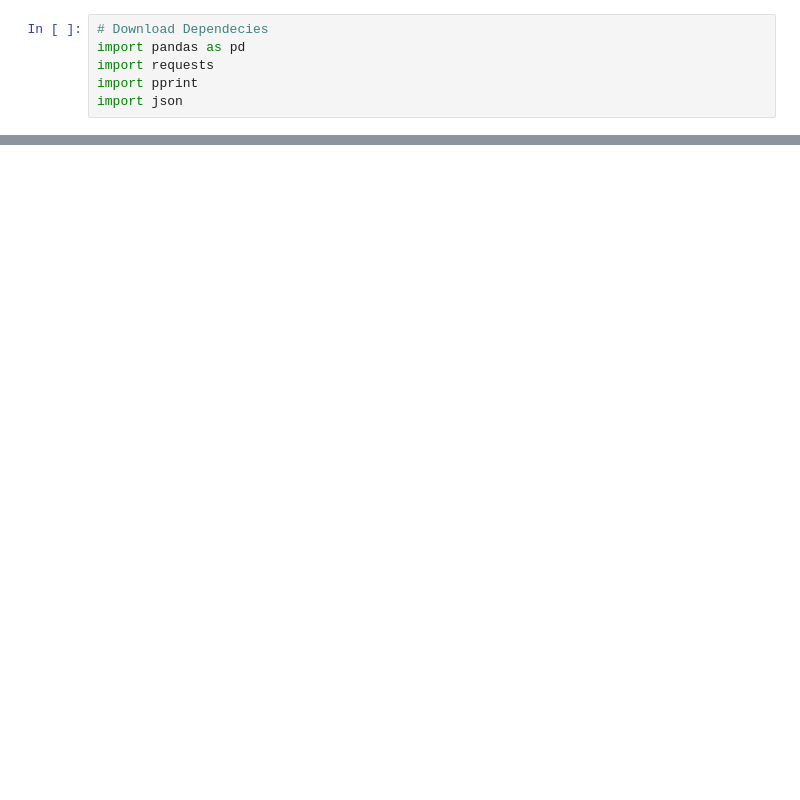
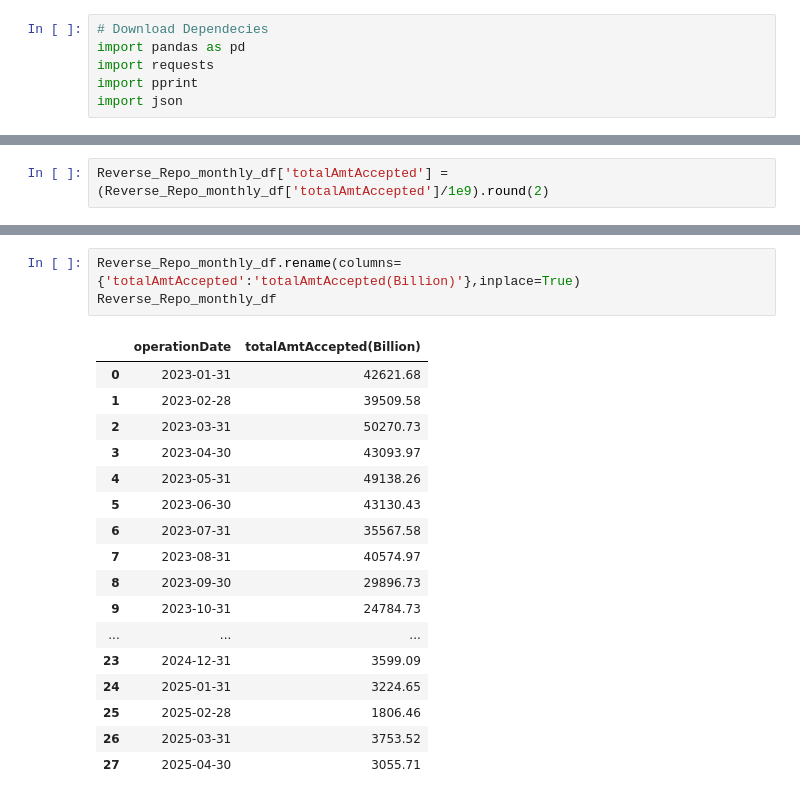
Before and after one commit to wiseorcool/repo-market-data, a Jupyter notebook: Repo_Market_Data.ipynb, the cells around one changed output, grey strips where cells are left out. Cells and saved outputs as stored; diff of their text form; blank space fills up the shorter version.

```diff
--- a/Repo_Market_Data.ipynb
+++ b/Repo_Market_Data.ipynb
@@ -236,0 +221,2 @@ fig.show()
+# %%
+Reverse_Repo_monthly_df['totalAmtAccepted'] = (Reverse_Repo_monthly_df['totalAmtAccepted']/1e9).round(2)
@@ -236,0 +246,21 @@ fig.show()
+# %%
+Reverse_Repo_monthly_df.rename(columns={'totalAmtAccepted':'totalAmtAccepted(Billion)'},inplace=True)
+Reverse_Repo_monthly_df
+# %% [output]
+|  | operationDate | totalAmtAccepted(Billion) |
+| 0 | 2023-01-31 | 42621.68 |
+| 1 | 2023-02-28 | 39509.58 |
+| 2 | 2023-03-31 | 50270.73 |
+| 3 | 2023-04-30 | 43093.97 |
+| 4 | 2023-05-31 | 49138.26 |
+| 5 | 2023-06-30 | 43130.43 |
+| 6 | 2023-07-31 | 35567.58 |
+| 7 | 2023-08-31 | 40574.97 |
+| 8 | 2023-09-30 | 29896.73 |
+| 9 | 2023-10-31 | 24784.73 |
+| ... | ... | ... |
+| 23 | 2024-12-31 | 3599.09 |
+| 24 | 2025-01-31 | 3224.65 |
+| 25 | 2025-02-28 | 1806.46 |
+| 26 | 2025-03-31 | 3753.52 |
+| 27 | 2025-04-30 | 3055.71 |
```
Also changed, not shown: parts of 27 cells of this notebook.
